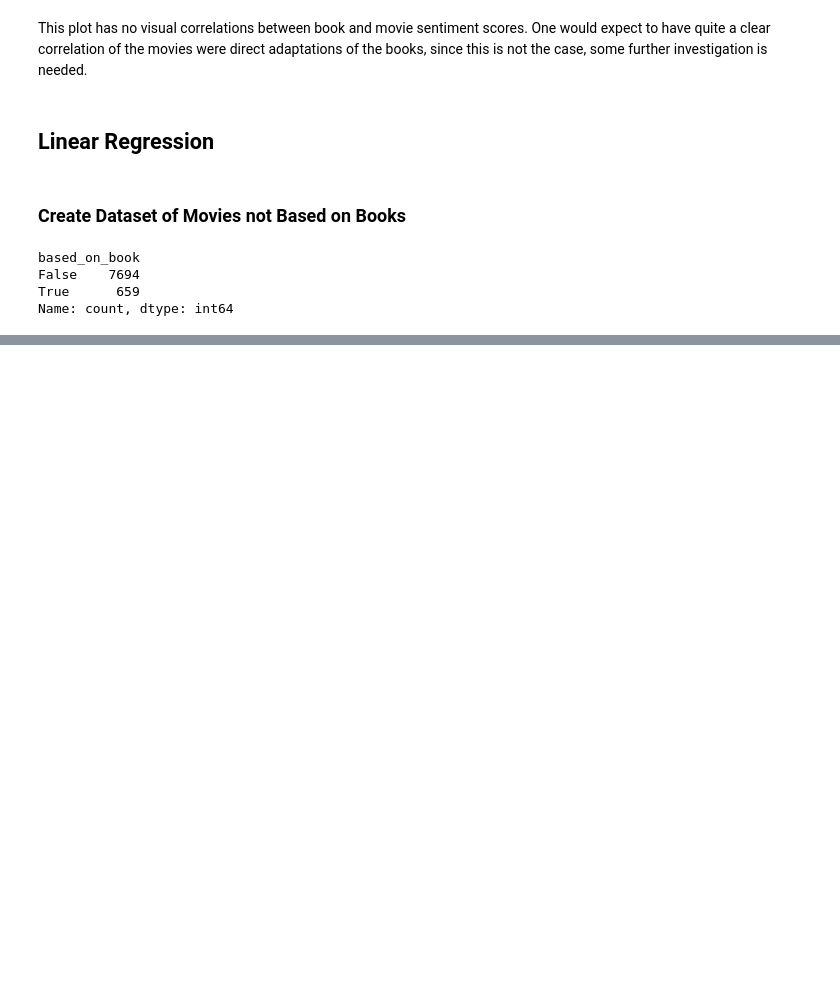
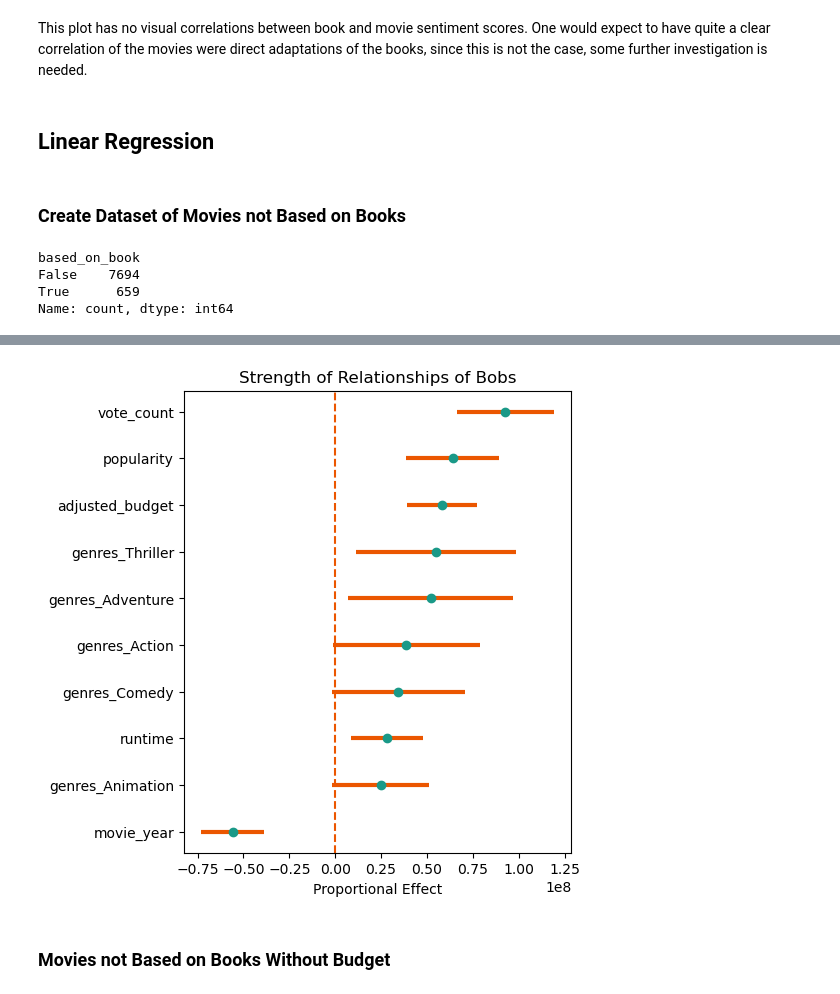
Before and after one commit to epfl-ada/ada-2024-project-datadruids, a Jupyter notebook: results_final.ipynb, the cells around one changed output, grey strips where cells are left out. Cells and saved outputs as stored; diff of their text form; code cells hidden in the pictures; blank space fills up the shorter version.

```diff
--- a/results_final.ipynb
+++ b/results_final.ipynb
@@ -186,0 +324,10 @@ Name: count, dtype: int64
+# %%
+split_dict = create_train_test_split(
+    regression_dataset_processed_df,
+    target_column='adjusted_revenue',
+    should_split_based_on_book=True,
+    test_size=0.2,
+    seed=42
+)
+X_train_based_on_book, X_test_based_on_book, y_train_based_on_book, y_test_based_on_book = split_dict['based_on_book']
+X_train_not_based_on_book, X_test_not_based_on_book, y_train_not_based_on_book, y_test_not_based_on_book = split_dict['not_based_on_book']
@@ -186,0 +382,9 @@ Name: count, dtype: int64
+# %%
+model = sm.OLS(y_train_based_on_book, X_train_based_on_book)
+results = model.fit()
+
+y_pred = results.predict(X_test_based_on_book)
+rmse = np.sqrt(mean_squared_error(y_true=y_test_based_on_book, y_pred=y_pred))
+print("RMSE value:", rmse)
+
+results.summary()
@@ -186,0 +427,6 @@ Name: count, dtype: int64
+# %%
+gu.plot_regression(results, "Strength of Relationships of Bobs")
+# %% [output]
+[figure, added]
+# %% [markdown]
+### Movies not Based on Books Without Budget
```
Also changed, not shown: parts of 23 cells of this notebook, 1 other file.
